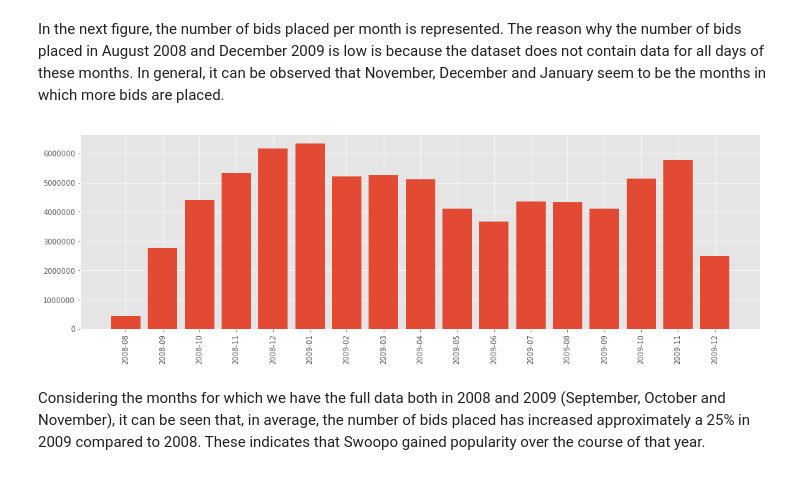
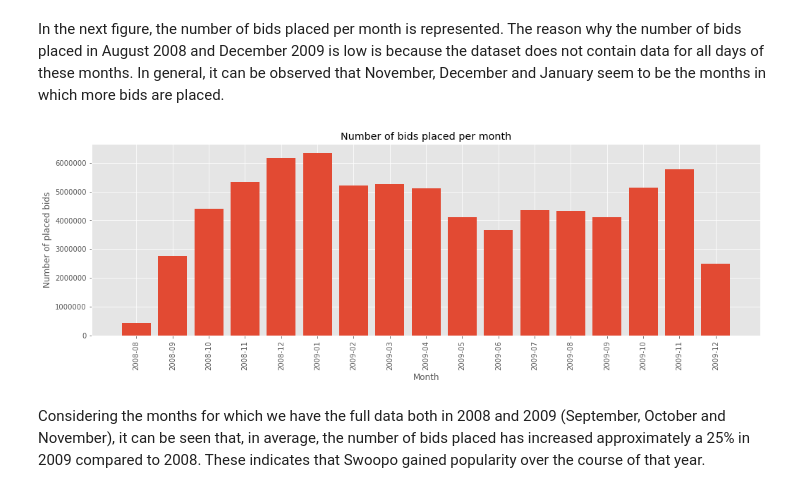
Before and after one commit to sergio-valmorisco-sierra/tfm_data_science_sergio_valmorisco_sierra, a Jupyter notebook: Estadisticas.ipynb, the cells around one changed output. Drawn from its saved outputs; the diff is of its cells as text; code cells hidden in the pictures.

```diff
--- a/Estadisticas.ipynb
+++ b/Estadisticas.ipynb
@@ -531,17 +535,20 @@ In general, it can be observed that November, December and January seem to be th
 # %%
 f = lambda x: str(x.year) + '-' + '{0:02d}'.format(x.month)
 
 grupo = outcomesDf.groupby(outcomesDf['endtime_str'].apply(f))['bids_placed'].sum()
 
 X=grupo.values
 Y=grupo.index
 
 plt.figure(figsize=(17,5))
 plt.bar(range(len(X)), X)
 plt.xticks(np.arange(len(X)), Y,rotation='vertical')
+plt.xlabel('Month')
+plt.ylabel('Number of placed bids')
+plt.title('Number of bids placed per month')
 plt.show()
 # %% [output]
-[figure, old version]
+[figure, new version]
 # %% [markdown]
 Considering the months for which we have the full data both in 2008 and 2009 (September, October and November), it can be seen that, in average, the number of bids placed has increased approximately a 25% in 2009 compared to 2008. These indicates that Swoopo gained popularity over the course of that year.
 # %%
```
Also changed, not shown: parts of 45 cells of this notebook.
